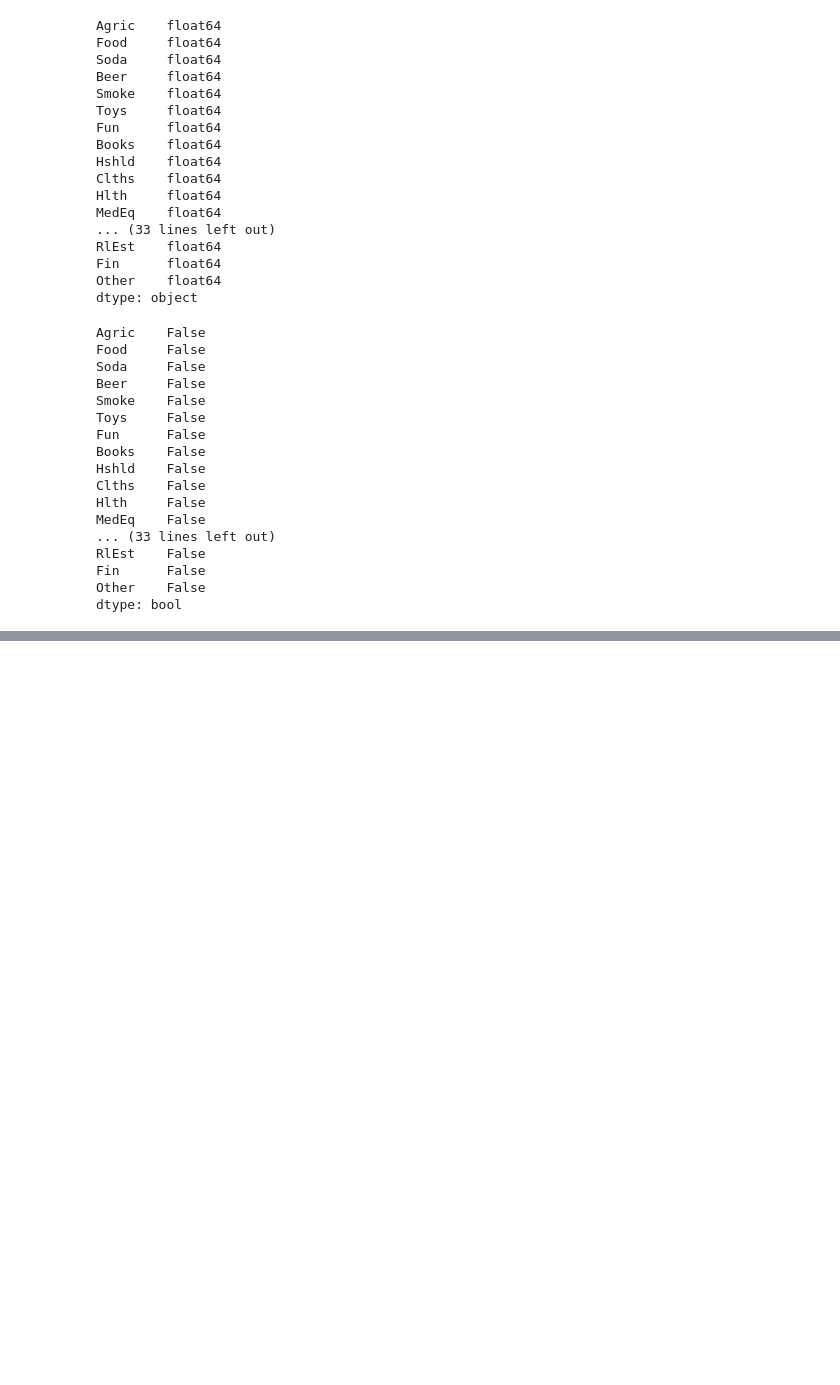
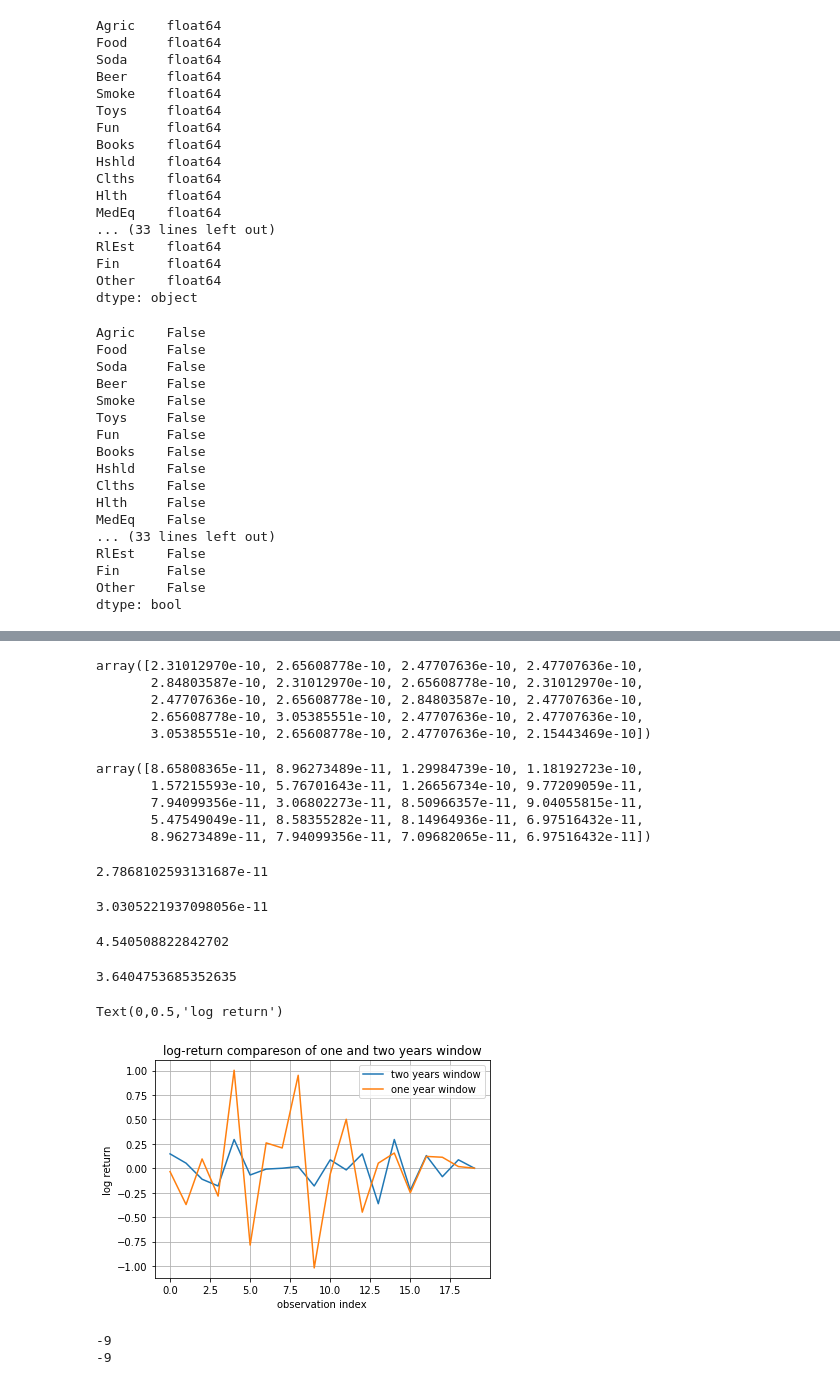
Before and after one commit to linsallyzhao/notebooks, a Jupyter notebook: ML_courseWork/48Industry_GMV_portfolio.ipynb, the cells around one changed output, grey strips where cells are left out. Cells and saved outputs as stored; diff of their text form; code cells hidden in the pictures; blank space fills up the shorter version.

```diff
--- a/ML_courseWork/48Industry_GMV_portfolio.ipynb
+++ b/ML_courseWork/48Industry_GMV_portfolio.ipynb
@@ -127,0 +181,69 @@ plt.plot(lambdaSeries, stds.mean(0))
+# %%
+lams_two
+# %% [output]
+array([2.31012970e-10, 2.65608778e-10, 2.47707636e-10, 2.47707636e-10,
+       2.84803587e-10, 2.31012970e-10, 2.65608778e-10, 2.31012970e-10,
+       2.47707636e-10, 2.65608778e-10, 2.84803587e-10, 2.47707636e-10,
+       2.65608778e-10, 3.05385551e-10, 2.47707636e-10, 2.47707636e-10,
+       3.05385551e-10, 2.65608778e-10, 2.47707636e-10, 2.15443469e-10])
+# %%
+lams
+# %% [output]
+array([8.65808365e-11, 8.96273489e-11, 1.29984739e-10, 1.18192723e-10,
+       1.57215593e-10, 5.76701643e-11, 1.26656734e-10, 9.77209059e-11,
+       7.94099356e-11, 3.06802273e-11, 8.50966357e-11, 9.04055815e-11,
+       5.47549049e-11, 8.58355282e-11, 8.14964936e-11, 6.97516432e-11,
+       8.96273489e-11, 7.94099356e-11, 7.09682065e-11, 6.97516432e-11])
+# %%
+lams_two = np.array([2.83018463e-10, 2.44334606e-10, 2.31983353e-10, 2.59577972e-10,
+       3.11255042e-10, 2.31983353e-10, 2.48596133e-10, 2.50754688e-10,
+       2.50754688e-10, 2.46456158e-10, 2.95520924e-10, 2.71044938e-10,
+       2.75772330e-10, 2.38078897e-10, 3.42308767e-10, 2.55128190e-10,
+       3.19433511e-10, 2.80582173e-10, 3.05919393e-10, 2.80582173e-10])
+# %%
+lams = np.array([8.65808365e-11, 8.96273489e-11, 1.29984739e-10, 1.18192723e-10,
+       1.57215593e-10, 5.76701643e-11, 1.26656734e-10, 9.77209059e-11,
+       7.94099356e-11, 3.06802273e-11, 8.50966357e-11, 9.04055815e-11,
+       5.47549049e-11, 8.58355282e-11, 8.14964936e-11, 6.97516432e-11,
+       8.96273489e-11, 7.94099356e-11, 7.09682065e-11, 6.97516432e-11])
+# %%
+lams.std()
+# %% [output]
+2.7868102593131687e-11
+# %%
+lams_two.std()
+# %% [output]
+3.0305221937098056e-11
+# %%
+(lams.max() - lams.min())/lams.std()
+# %% [output]
+4.540508822842702
+# %%
+(lams_two.max() - lams_two.min())/lams_two.std()
+# %% [output]
+3.6404753685352635
+# %%
+lams_two_lag = np.array([2.44334606e-10, 2.31983353e-10, 2.59577972e-10,
+       3.11255042e-10, 2.31983353e-10, 2.48596133e-10, 2.50754688e-10,
+       2.50754688e-10, 2.46456158e-10, 2.95520924e-10, 2.71044938e-10,
+       2.75772330e-10, 2.38078897e-10, 3.42308767e-10, 2.55128190e-10,
+       3.19433511e-10, 2.80582173e-10, 3.05919393e-10, 2.80582173e-10, 2.80582173e-10,])
+logRLamTwo = np.log(lams_two) - np.log(lams_two_lag)
+# %%
+lamOneLag = np.array([8.96273489e-11, 1.29984739e-10, 1.18192723e-10,
+       1.57215593e-10, 5.76701643e-11, 1.26656734e-10, 9.77209059e-11,
+       7.94099356e-11, 3.06802273e-11, 8.50966357e-11, 9.04055815e-11,
+       5.47549049e-11, 8.58355282e-11, 8.14964936e-11, 6.97516432e-11,
+       8.96273489e-11, 7.94099356e-11, 7.09682065e-11, 6.97516432e-11, 6.97516432e-11])
+logRLam = np.log(lams) - np.log(lamOneLag)
+# %%
+plt.plot(logRLamTwo)
+plt.plot(logRLam)
+plt.grid(True)
+plt.legend(['two years window', 'one year window'])
+plt.title("log-return compareson of one and two years window")
+plt.xlabel("observation index")
+plt.ylabel("log return")
+# %% [output]
+Text(0,0.5,'log return')
+[figure, added]
@@ -127,0 +332,5 @@ plt.plot(lambdaSeries, stds.mean(0))
+# %%
+_, _, _, _, marLS, marL, lasso, ridge = get_the_window_move(startpoint = 0, traiLen = 500, holdLen = 125, lamUpper = None, lamLower = None, fold = 10, gridNum = 100)
+# %% [output]
+-9
+-9
```
Also changed, not shown: parts of 18 cells of this notebook.
